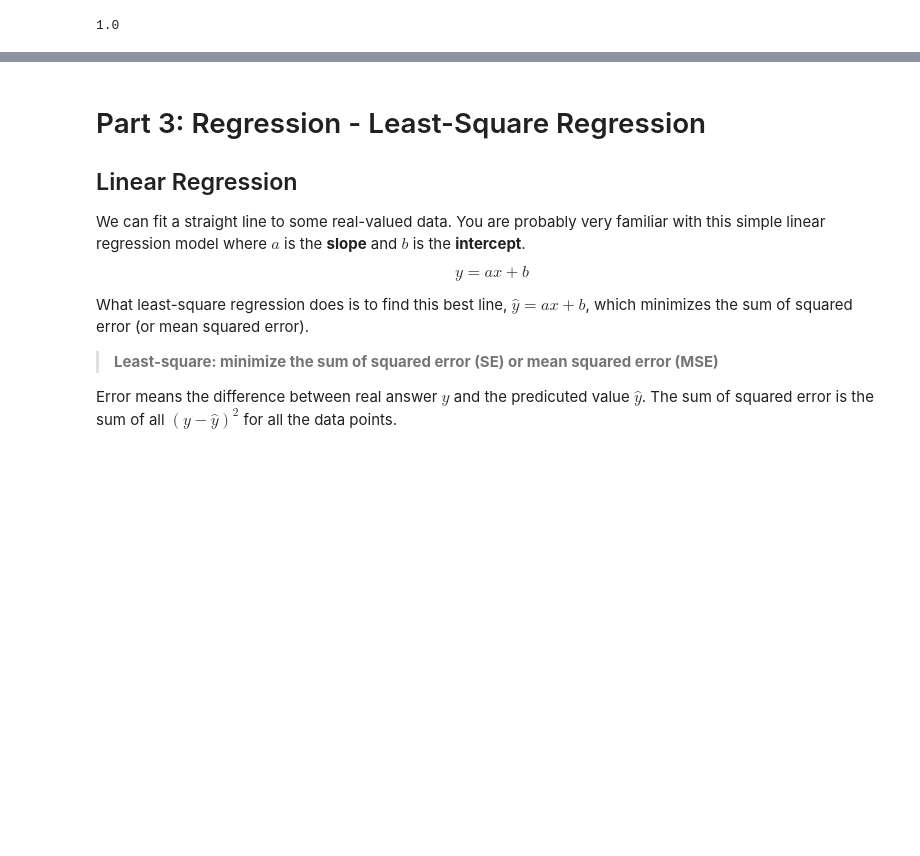
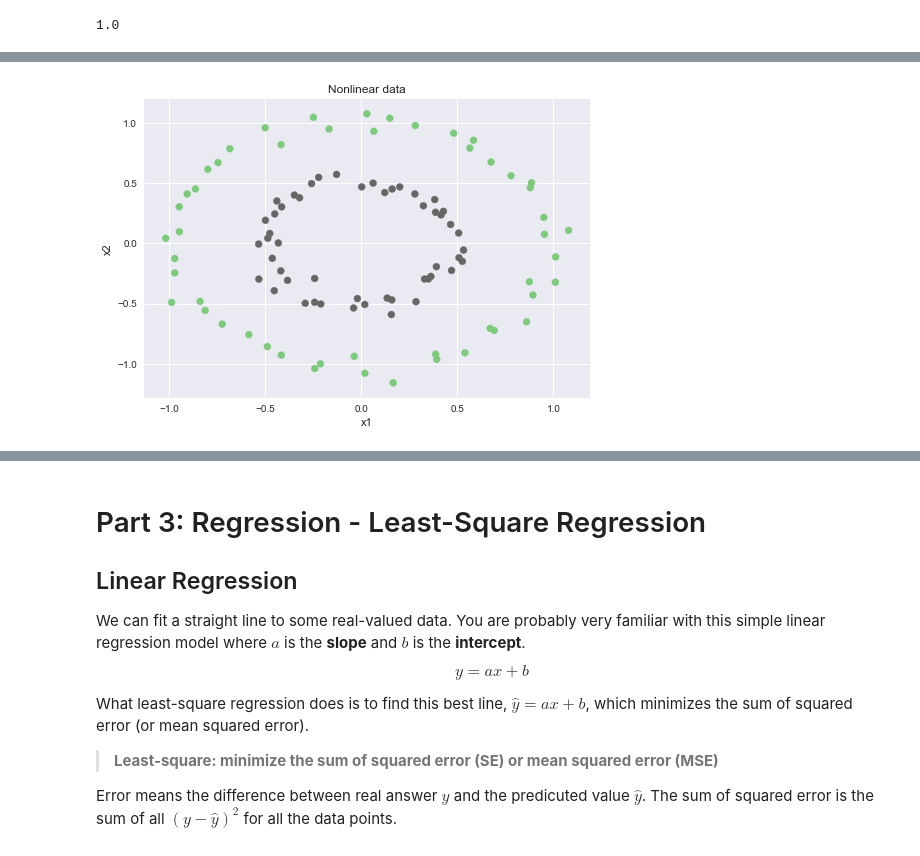
Before and after one commit to alicia-tsai/ccClub, a Jupyter notebook: notebooks/Basic_Machine_Learning_With_SKLearn.ipynb, the cells around one changed output, grey strips where cells are left out. Cells and saved outputs as stored; diff of their text form; code cells hidden in the pictures; blank space fills up the shorter version.

```diff
--- a/notebooks/Basic_Machine_Learning_With_SKLearn.ipynb
+++ b/notebooks/Basic_Machine_Learning_With_SKLearn.ipynb
@@ -215,0 +275,8 @@ accuracy (use .score): 0.54
+# %%
+from sklearn.datasets import make_circles
+
+X, y = make_circles(n_samples=100, noise=0.05, factor=.5, random_state=0)
+
+plot(X[:, 0], X[:, 1], y, 'Nonlinear data')
+# %% [output]
+[figure, added]
```
Also changed, not shown: parts of 78 cells of this notebook, 2 other files.
